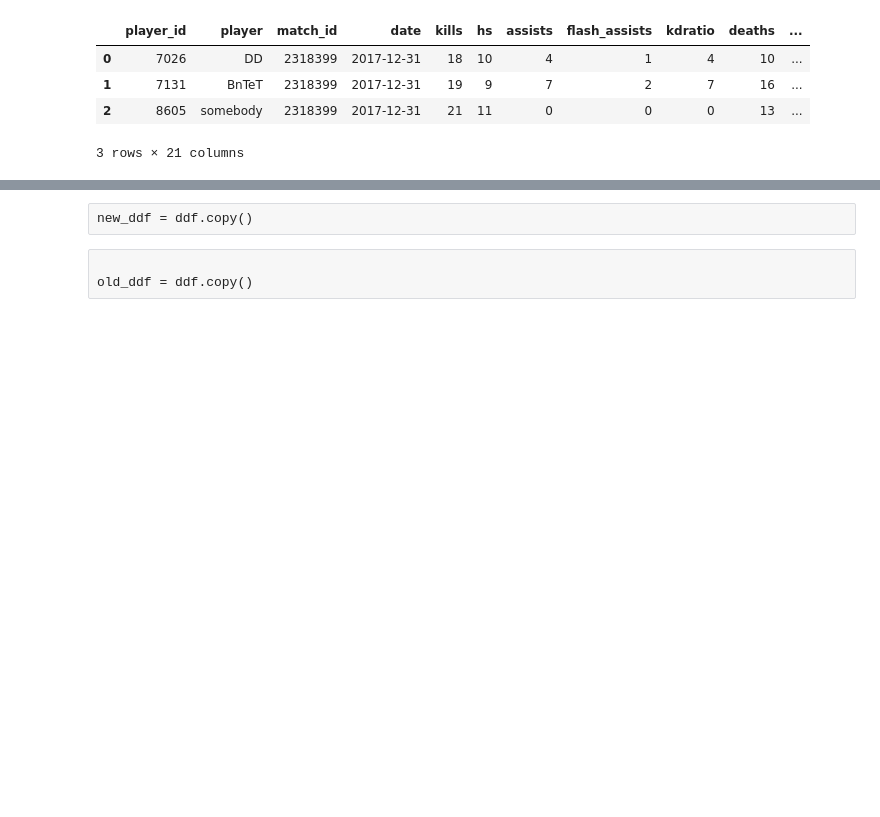
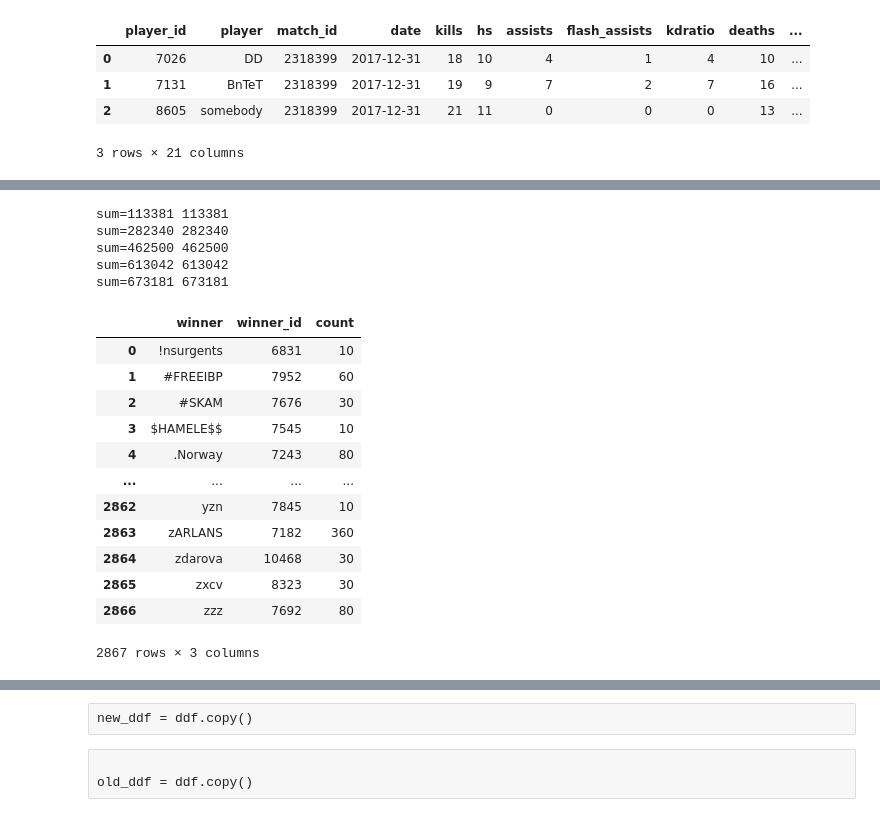
Before and after one commit to pqrt12/Final_Project, a Jupyter notebook: Notebook/cleaning.ipynb, the cells around one changed output, grey strips where cells are left out. Drawn from its saved outputs; the diff is of its cells as text; code cells hidden in the pictures; blank space fills up the shorter version.

```diff
--- a/Notebook/cleaning.ipynb
+++ b/Notebook/cleaning.ipynb
@@ -286,0 +371,52 @@ new_ddf.to_csv(filename, index=False)
+# %%
+def team_groupby_count(player_df):
+    df = player_df.groupby(['winner', 'winner_id'])['winner_id'].count().to_frame()
+    df.columns = ['count']
+    df = df.reset_index()
+    return df
+
+def team_groupby_sum(player_df):
+    df = player_df.groupby(['winner', 'winner_id'])['count'].sum().to_frame()
+    df.columns = ['count']
+    df = df.reset_index()
+    return df
+# %%
+winner_columns = ['winner', 'winner_id', 'count']
+team_columns = ['team', 'team_id', 'count']
+# %%
+team_df = pd.DataFrame(columns=winner_columns)
+# %%
+team_df.columns = winner_columns
+acc = 0
+for filename in filenames:
+    input_df = pd.read_csv(filename)
+    df = team_groupby_count(input_df)
+
+    df = pd.concat([team_df, df])
+    team_df = team_groupby_sum(df)
+
+    acc += input_df.shape[0]
+    sum_ = team_df['count'].sum()
+    print(f'sum={sum_} {acc}')
+# %% [output]
+sum=113381 113381
+sum=282340 282340
+sum=462500 462500
+sum=613042 613042
+sum=673181 673181
+# %%
+team_df
+# %% [output]
+|  | winner | winner_id | count |
+| 0 | !nsurgents | 6831 | 10 |
+| 1 | #FREEIBP | 7952 | 60 |
+| 2 | #SKAM | 7676 | 30 |
+| 3 | $HAMELE$$ | 7545 | 10 |
+| 4 | .Norway | 7243 | 80 |
+| ... | ... | ... | ... |
+| 2862 | yzn | 7845 | 10 |
+| 2863 | zARLANS | 7182 | 360 |
+| 2864 | zdarova | 10468 | 30 |
+| 2865 | zxcv | 8323 | 30 |
+| 2866 | zzz | 7692 | 80 |
+2867 rows × 3 columns
```
Also changed, not shown: parts of 33 cells of this notebook.
